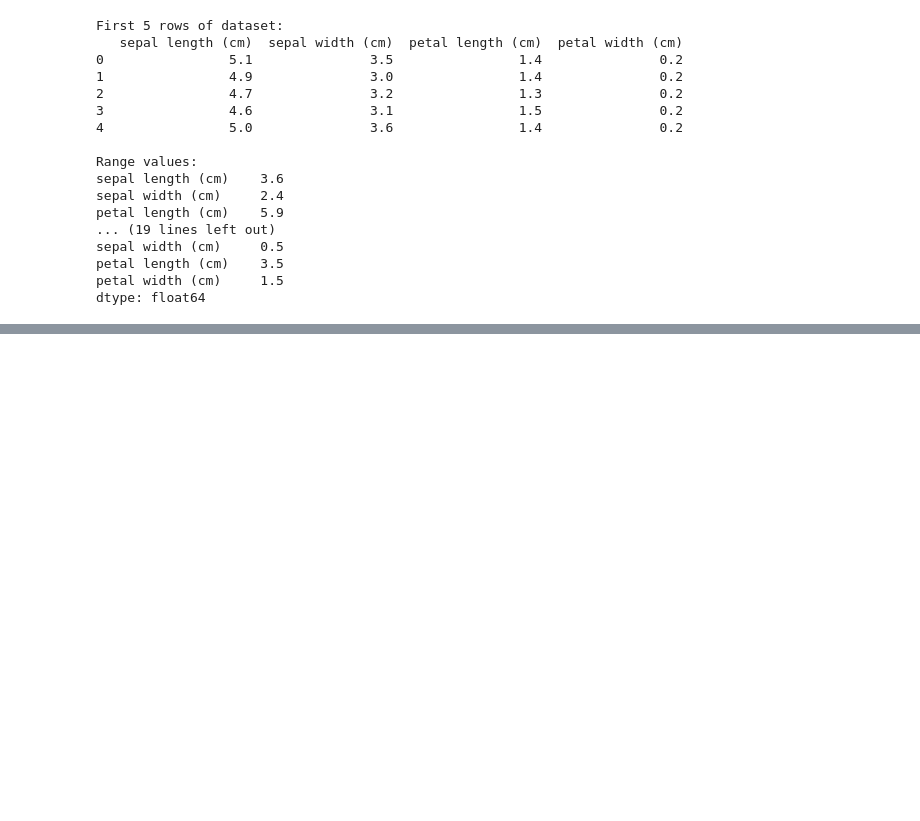
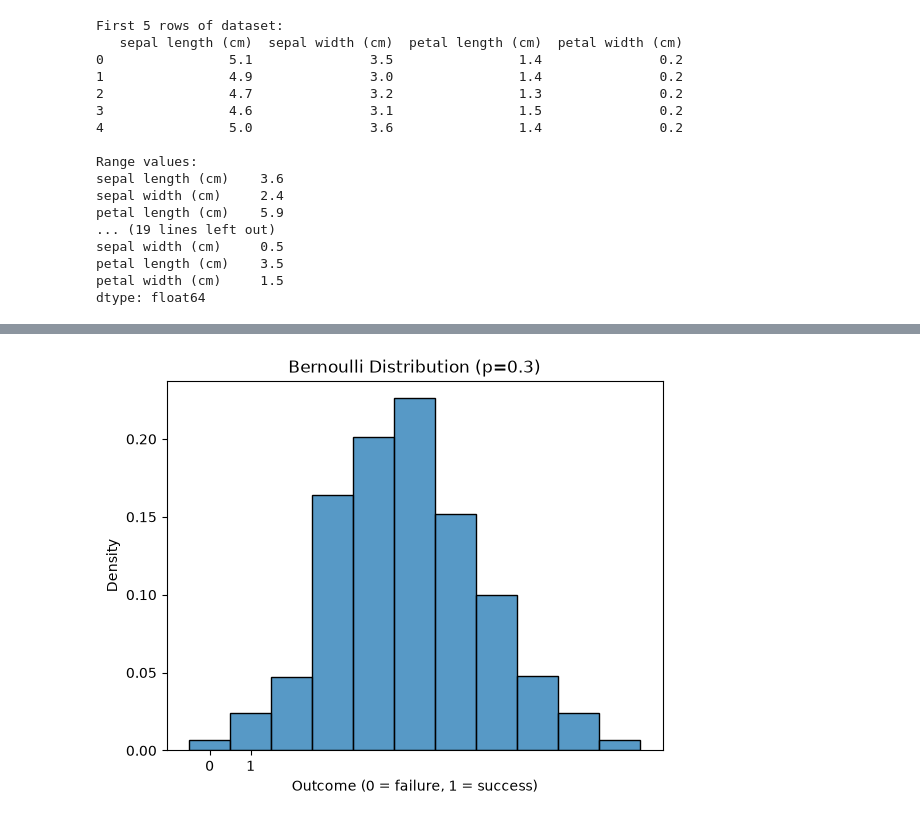
Before and after one commit to revanth30605/DS-S5-2420030605, a Jupyter notebook: DS Lab/week-6/mean.ipynb, the cells around one changed output, grey strips where cells are left out. Saved outputs shown, nothing was run; the diff lists cells and outputs as text; code cells hidden in the pictures; blank space fills up the shorter version.

```diff
--- a/DS Lab/week-6/mean.ipynb
+++ b/DS Lab/week-6/mean.ipynb
@@ -87,0 +115,22 @@ dtype: float64
+# %%
+import numpy as np
+import matplotlib.pyplot as plt
+import seaborn as sns
+
+# Set the probability of success
+p = 0.3
+
+# Generate Bernoulli data
+data = np.random.binomial(16, p, 1000)
+
+# Plot the histogram
+sns.histplot(data, stat="density", discrete=True)
+
+plt.title(f"Bernoulli Distribution (p={p})")
+plt.xlabel("Outcome (0 = failure, 1 = success)")
+plt.ylabel("Density")
+plt.xticks([0, 1])
+
+plt.show()
+# %% [output]
+[figure, added]
```
Also changed, not shown: parts of 2 cells of this notebook, 14 other files.
